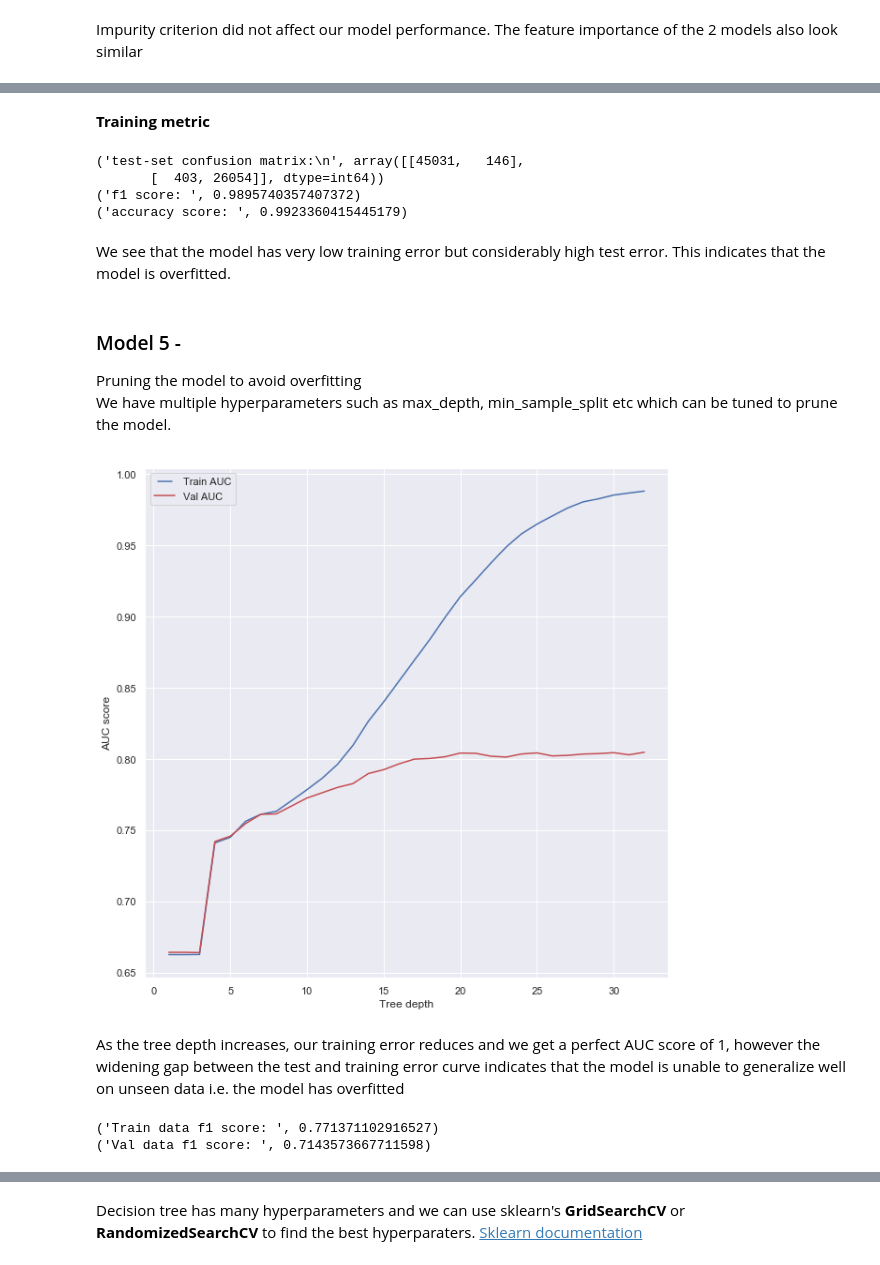
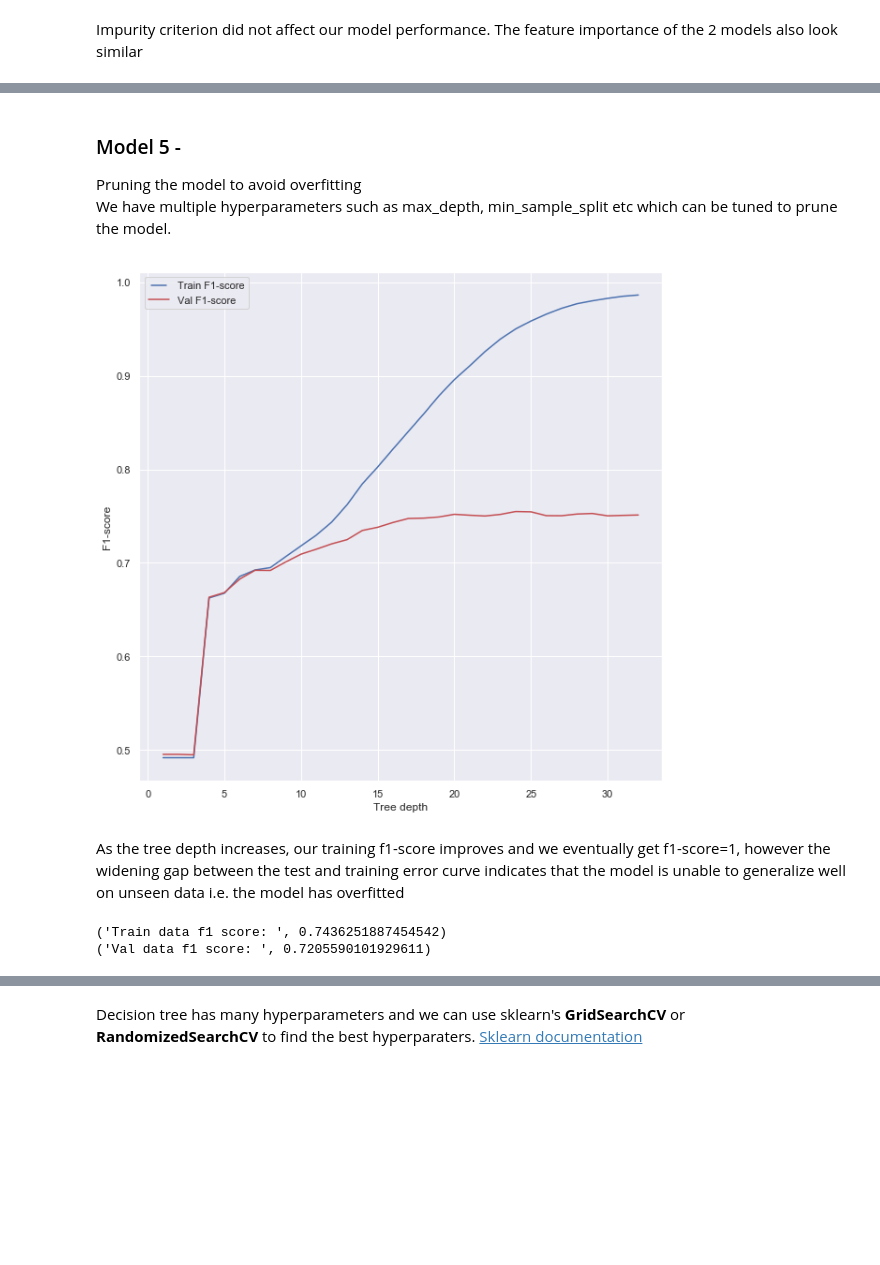
Before and after one commit to TejalPatted/Introduction_to_ML_worskshop, a Jupyter notebook: Hotel booking classification using Trees.ipynb, the cells around one changed output, grey strips where cells are left out. Saved outputs shown, nothing was run; the diff lists cells and outputs as text; code cells hidden in the pictures; blank space fills up the shorter version.

Commit message:
Data split updated

```diff
--- a/Hotel booking classification using Trees.ipynb
+++ b/Hotel booking classification using Trees.ipynb
@@ -654,6 +682,18 @@ $Entropy = \sum_{k=1}^{c}-P_k*log_2(P_k)$
 # %% [markdown]
 <img src="img/Impurity criterion.PNG" width="400"/>
 We see that both criterion follow same curve indicating that there is no significant difference between the two.
+# %%
+y_train = backup_train["is_canceled"]
+X_train = backup_train.drop(["is_canceled"], axis=1).drop(["reservation_status"],axis=1)
+y_val = backup_val["is_canceled"]
+X_val = backup_val.drop(["is_canceled"], axis=1).drop(["reservation_status"],axis=1)
+# %%
+cat_cols=['hotel','arrival_date_month','arrival_date_year','meal','market_segment','distribution_channel','reserved_room_type', 'assigned_room_type',\
+        'deposit_type','customer_type']
+X_train_enc = pd.get_dummies(data=X_train,columns=cat_cols,drop_first=True)
+X_val_enc = pd.get_dummies(data=X_val,columns=cat_cols,drop_first=True)
+X_train_enc,X_val_enc =X_train_enc.align(X_val_enc, join='left', axis=1)
+X_val_enc=X_val_enc.fillna(0)
 # %%
 clf4 = DecisionTreeClassifier(criterion="entropy",random_state = 0)
 clf4.fit(X_train_enc, y_train)
@@ -700,17 +740,3 @@ d.sort_values(by=['Clf3_Importance'],ascending=False)[:15]
-# %% [markdown]
-<b>Training metric</b>
-# %%
-y_pred4_train = clf4.predict(X_train_enc)
-print('test-set confusion matrix:\n', confusion_matrix(y_train,y_pred4_train))
-print("f1 score: ", f1_score(y_train,y_pred4_train))
-print("accuracy score: ", accuracy_score(y_train,y_pred4_train))
-# %% [output]
-('test-set confusion matrix:\n', array([[45031,   146],
-       [  403, 26054]], dtype=int64))
-('f1 score: ', 0.9895740357407372)
-('accuracy score: ', 0.9923360415445179)
-# %% [markdown]
-We see that the model has very low training error but considerably high test error. This indicates that the model is overfitted.
 # %% [markdown]
 ### Model 5 -
 Pruning the model to avoid overfitting <br>
@@ -718,40 +744,38 @@ We have multiple hyperparameters such as max_depth, min_sample_split etc which c
 # %%
 max_depths = np.linspace(1, 32, 32, endpoint=True)
 train_results = []
 test_results = []
 for max_depth in max_depths:
    clf5 = DecisionTreeClassifier(max_depth=max_depth)
    clf5.fit(X_train_enc, y_train)
    train_pred = clf5.predict(X_train_enc)
-   false_positive_rate, true_positive_rate, thresholds = roc_curve(y_train, train_pred)
-   roc_auc = auc(false_positive_rate, true_positive_rate)
+   f1_score1 = f1_score(y_train,train_pred)
+   train_results.append(f1_score1)
 
-   train_results.append(roc_auc)
    y_pred = clf5.predict(X_val_enc)
-   false_positive_rate, true_positive_rate, thresholds = roc_curve(y_val, y_pred)
-   roc_auc = auc(false_positive_rate, true_positive_rate)
+   f1_score1 = f1_score(y_val,y_pred)
+   test_results.append(f1_score1)
 
-   test_results.append(roc_auc)
 plt.figure(figsize=(10,10))
-line1, = plt.plot(max_depths, train_results, 'b', label="Train AUC")
-line2, = plt.plot(max_depths, test_results, 'r', label="Val AUC")
+line1, = plt.plot(max_depths, train_results, 'b', label="Train F1-score")
+line2, = plt.plot(max_depths, test_results, 'r', label="Val F1-score")
 plt.legend(handler_map={line1: HandlerLine2D(numpoints=2)})
-plt.ylabel('AUC score')
+plt.ylabel('F1-score')
 plt.xlabel('Tree depth')
 plt.show()
 # %% [output]
-[figure, old version]
+[figure, new version]
 # %% [markdown]
-As the tree depth increases, our training error reduces and we get a perfect AUC score of 1, however the widening gap between the test and training error curve indicates that the model is unable to generalize well on unseen data i.e. the model has overfitted
+As the tree depth increases, our training f1-score improves and we eventually get f1-score=1, however the widening gap between the test and training error curve indicates that the model is unable to generalize well on unseen data i.e. the model has overfitted
 # %%
-clf5 = DecisionTreeClassifier(criterion="gini",random_state = 0,max_depth=15)
+clf5 = DecisionTreeClassifier(criterion="gini",random_state = 0,max_depth=12)
 clf5.fit(X_train_enc, y_train)
 y_pred5 = clf5.predict(X_val_enc)
 y_pred5_train = clf5.predict(X_train_enc)
 print("Train data f1 score: ", f1_score(y_train,y_pred5_train))
 print("Val data f1 score: ", f1_score(y_val,y_pred5))
 # %% [output]
-('Train data f1 score: ', 0.771371102916527)
-('Val data f1 score: ', 0.7143573667711598)
+('Train data f1 score: ', 0.7436251887454542)
+('Val data f1 score: ', 0.7205590101929611)
 # %% [markdown]
 ### Model 6
```
Also changed, not shown: parts of 20 cells of this notebook.
